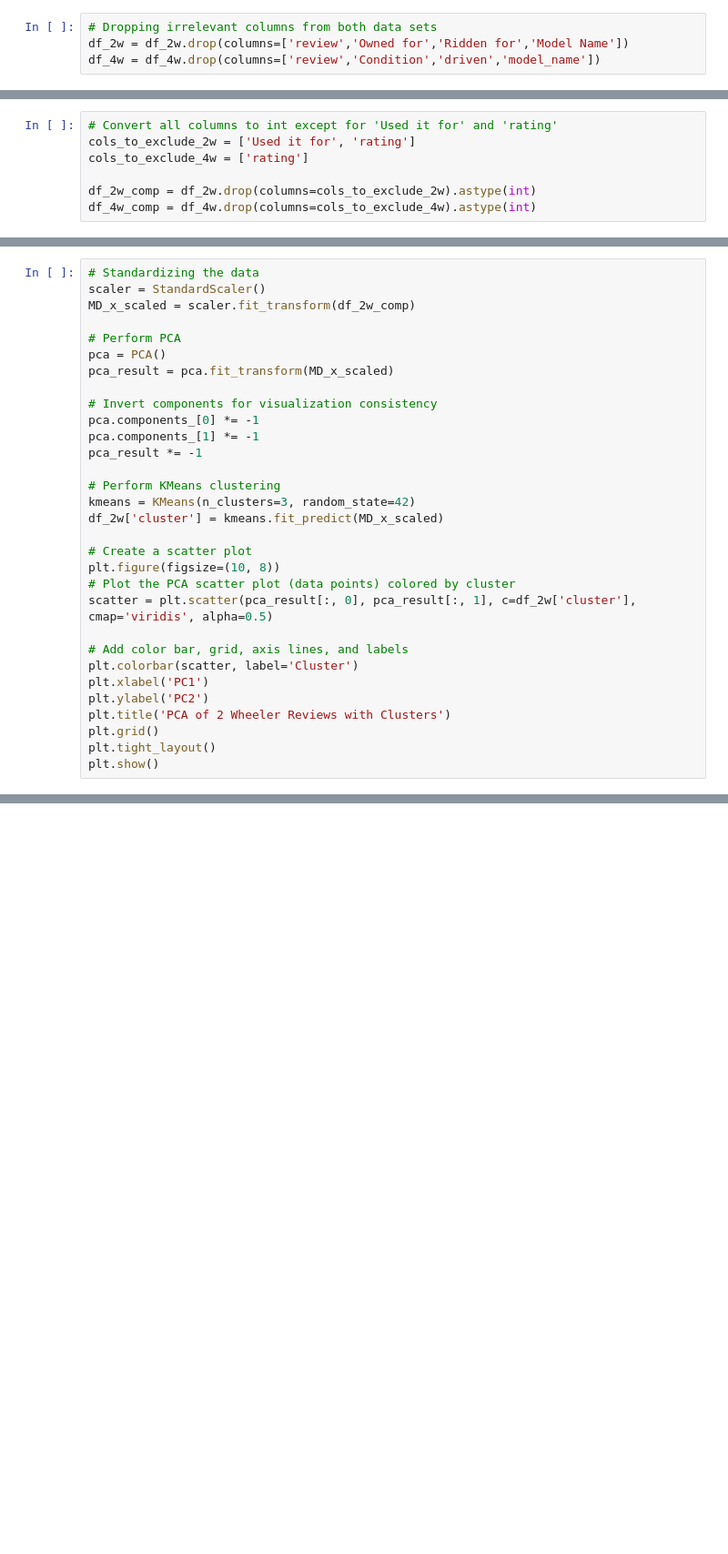
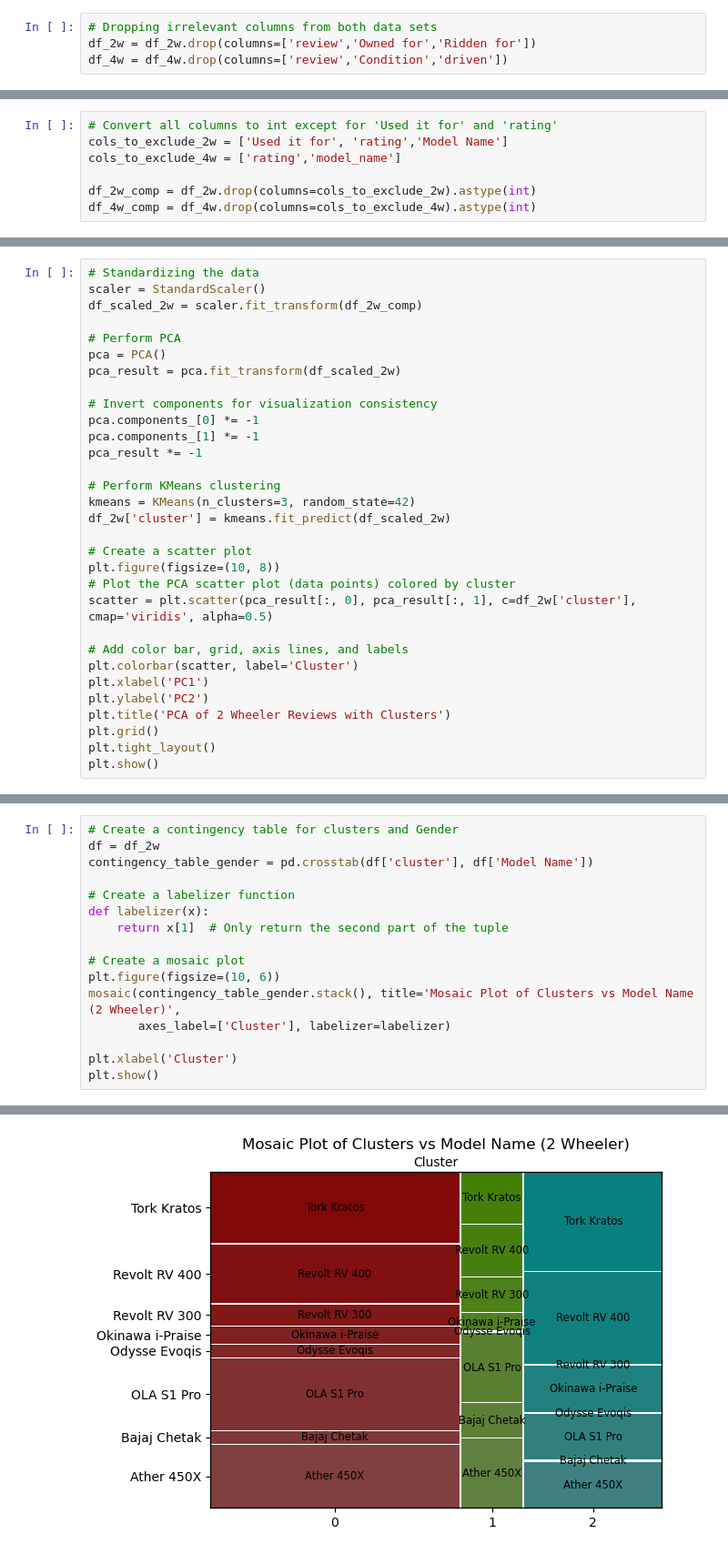
Before and after one commit to mchirag22/Indian_EV_Market_Segmentation, a Jupyter notebook: Market_Segmentation.ipynb, the cells around one changed output, grey strips where cells are left out. Shown at 91% size. Saved outputs shown, nothing was run; the diff lists cells and outputs as text; blank space fills up the shorter version.

```diff
--- a/Market_Segmentation.ipynb
+++ b/Market_Segmentation.ipynb
@@ -99,8 +87,8 @@ df_4w
 129 rows × 10 columns
 # %%
 # Dropping irrelevant columns from both data sets
-df_2w = df_2w.drop(columns=['review','Owned for','Ridden for','Model Name'])
-df_4w = df_4w.drop(columns=['review','Condition','driven','model_name'])
+df_2w = df_2w.drop(columns=['review','Owned for','Ridden for'])
+df_4w = df_4w.drop(columns=['review','Condition','driven'])
 # %%
 # Changing position of the rating column
 column_to_move = df_2w.columns[1]  # Get the 2nd column name
@@ -291,7 +285,7 @@ Unique Values in 'rating' column: [5. 0. 3. 4. 2.]
 # %%
 # Convert all columns to int except for 'Used it for' and 'rating'
-cols_to_exclude_2w = ['Used it for', 'rating']
-cols_to_exclude_4w = ['rating']
+cols_to_exclude_2w = ['Used it for', 'rating','Model Name']
+cols_to_exclude_4w = ['rating','model_name']
 
 df_2w_comp = df_2w.drop(columns=cols_to_exclude_2w).astype(int)
 df_4w_comp = df_4w.drop(columns=cols_to_exclude_4w).astype(int)
@@ -680,11 +694,11 @@ plt.show()
 # %%
 # Standardizing the data
 scaler = StandardScaler()
-MD_x_scaled = scaler.fit_transform(df_2w_comp)
+df_scaled_2w = scaler.fit_transform(df_2w_comp)
 
 # Perform PCA
 pca = PCA()
-pca_result = pca.fit_transform(MD_x_scaled)
+pca_result = pca.fit_transform(df_scaled_2w)
 
 # Invert components for visualization consistency
 pca.components_[0] *= -1
@@ -693,7 +707,7 @@ pca_result *= -1
 
 # Perform KMeans clustering
 kmeans = KMeans(n_clusters=3, random_state=42)
-df_2w['cluster'] = kmeans.fit_predict(MD_x_scaled)
+df_2w['cluster'] = kmeans.fit_predict(df_scaled_2w)
 
 # Create a scatter plot
 plt.figure(figsize=(10, 8))
@@ -794,3 +815,20 @@ plt.show()
 # %% [output]
 <Figure size 1000x600 with 0 Axes>
 [figure]
+# %%
+# Create a contingency table for clusters and Gender
+df = df_2w
+contingency_table_gender = pd.crosstab(df['cluster'], df['Model Name'])
+
+# Create a labelizer function
+def labelizer(x):
+    return x[1]  # Only return the second part of the tuple
+
+# Create a mosaic plot
+plt.figure(figsize=(10, 6))
+mosaic(contingency_table_gender.stack(), title='Mosaic Plot of Clusters vs Model Name (2 Wheeler)',
+       axes_label=['Cluster'], labelizer=labelizer)
+
+plt.xlabel('Cluster')
+plt.show()
+# %% [output]
@@ -796,0 +836 @@ plt.show()
+[figure, added]
```
Also changed, not shown: parts of 28 cells of this notebook.
